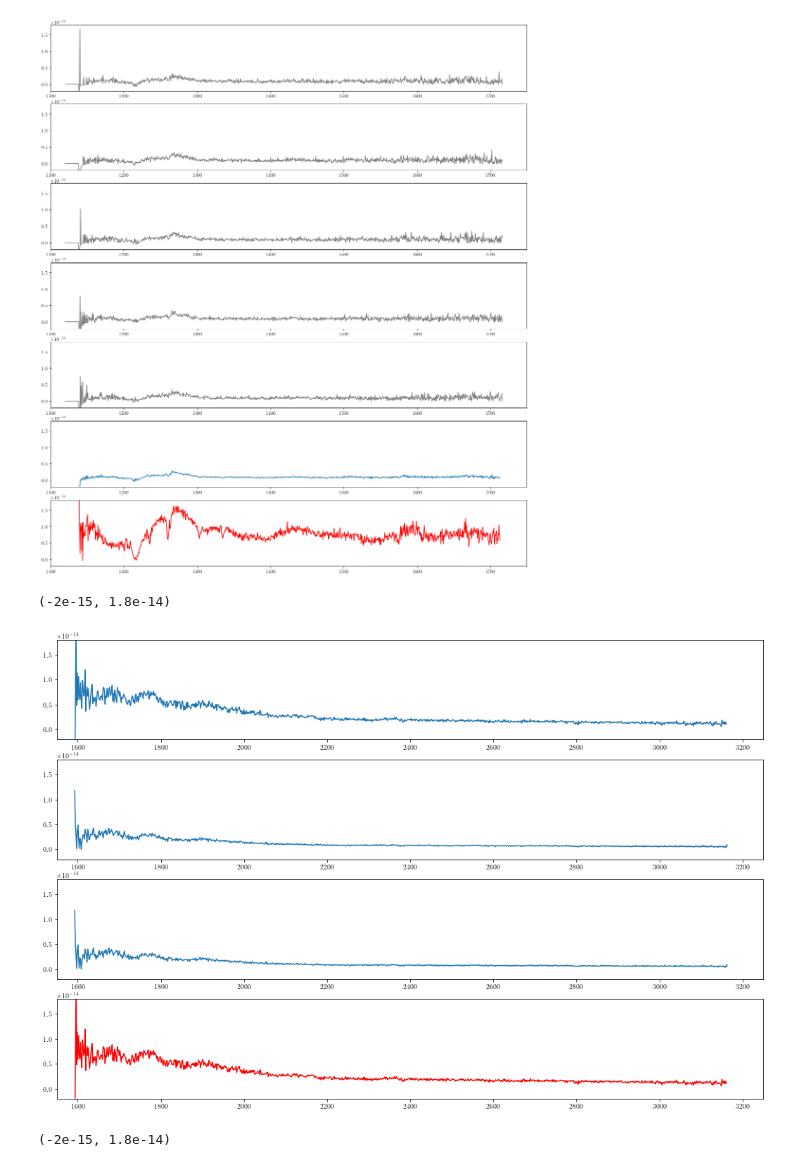
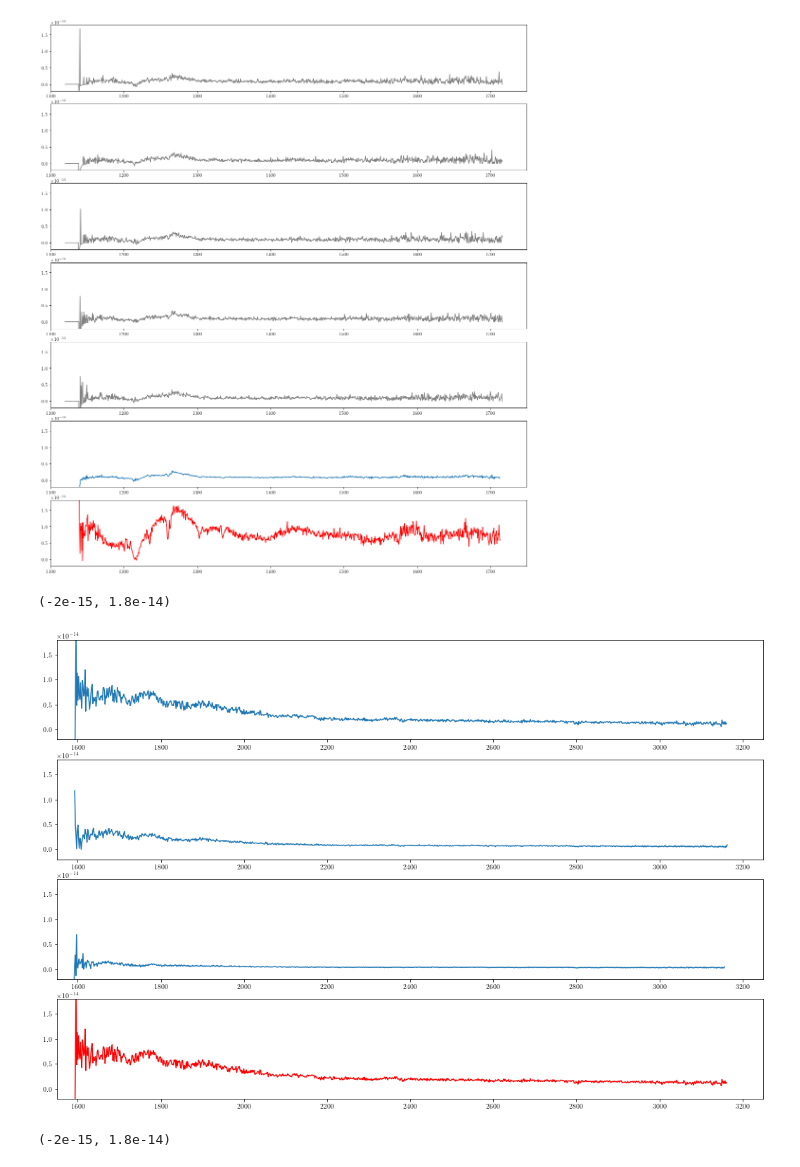
Before and after one commit to alechirschauer/HSLA_check_spectra, a Jupyter notebook: HSLA_check_spectra_PID14781_18September2023.ipynb, the cells around one changed output. Cells and saved outputs as stored; diff of their text form; code cells hidden in the pictures.

```diff
--- a/HSLA_check_spectra_PID14781_18September2023.ipynb
+++ b/HSLA_check_spectra_PID14781_18September2023.ipynb
@@ -905,7 +905,7 @@ for row in table2:
     flux2 = row['flux']
     ax2.plot(wave2,flux2)
 
-table3 = fits.open(coadd_path+tde_STIS_G140L_const_file2)[1].data
+table3 = fits.open(coadd_path+tde_STIS_G140L_const_file3)[1].data
 for row in table3:
     wave3 = row['wavelength']
     flux3 = row['flux']
@@ -1169,35 +1169,35 @@ for row in table2:
     wave2 = row['wavelength']
     flux2 = row['flux']
     ax2.plot(wave2,flux2)
 
-table3 = fits.open(coadd_path+tde_STIS_G230L_const_file2)[1].data
+table3 = fits.open(coadd_path+tde_STIS_G230L_const_file3)[1].data
 for row in table3:
     wave3 = row['wavelength']
     flux3 = row['flux']
     ax3.plot(wave3,flux3)
 
 table4 = fits.open(coadd_path+tde_STIS_G230L_const_file)[1].data
 for row in table4:
     wave4 = row['wavelength']
     flux4 = row['flux']
     ax4.plot(wave4,flux4, color='red')
 
 # Set appropriate scales.
 
 ax1.set_xlim(1550, 3250)
 ax1.set_ylim(-0.2e-14, 1.8e-14)
 
 ax2.set_xlim(1550, 3250)
 ax2.set_ylim(-0.2e-14, 1.8e-14)
 
 ax3.set_xlim(1550, 3250)
 ax3.set_ylim(-0.2e-14, 1.8e-14)
 
 ax4.set_xlim(1550, 3250)
 ax4.set_ylim(-0.2e-14, 1.8e-14)
 # %% [output]
 (-2e-15, 1.8e-14)
-[figure, old version]
+[figure, new version]
 # %%
 # 17
 
```
Also changed, not shown: parts of 1 cell of this notebook.
